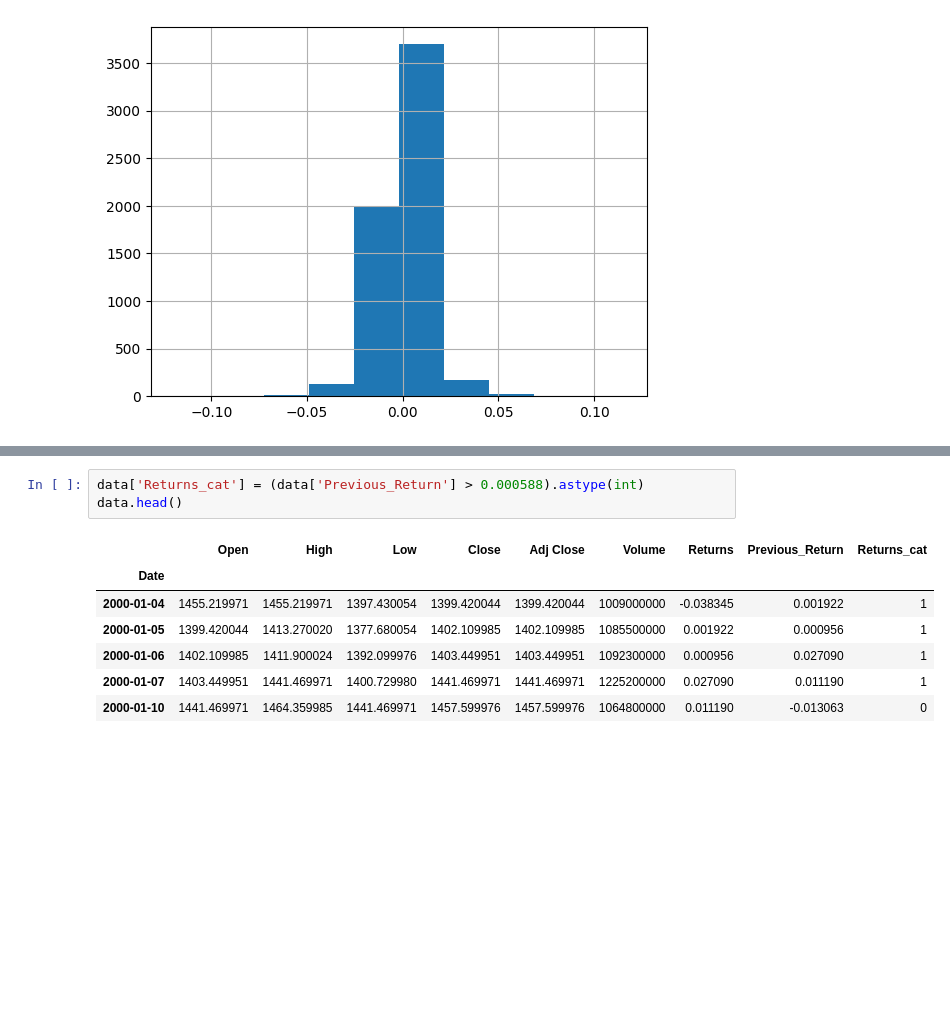
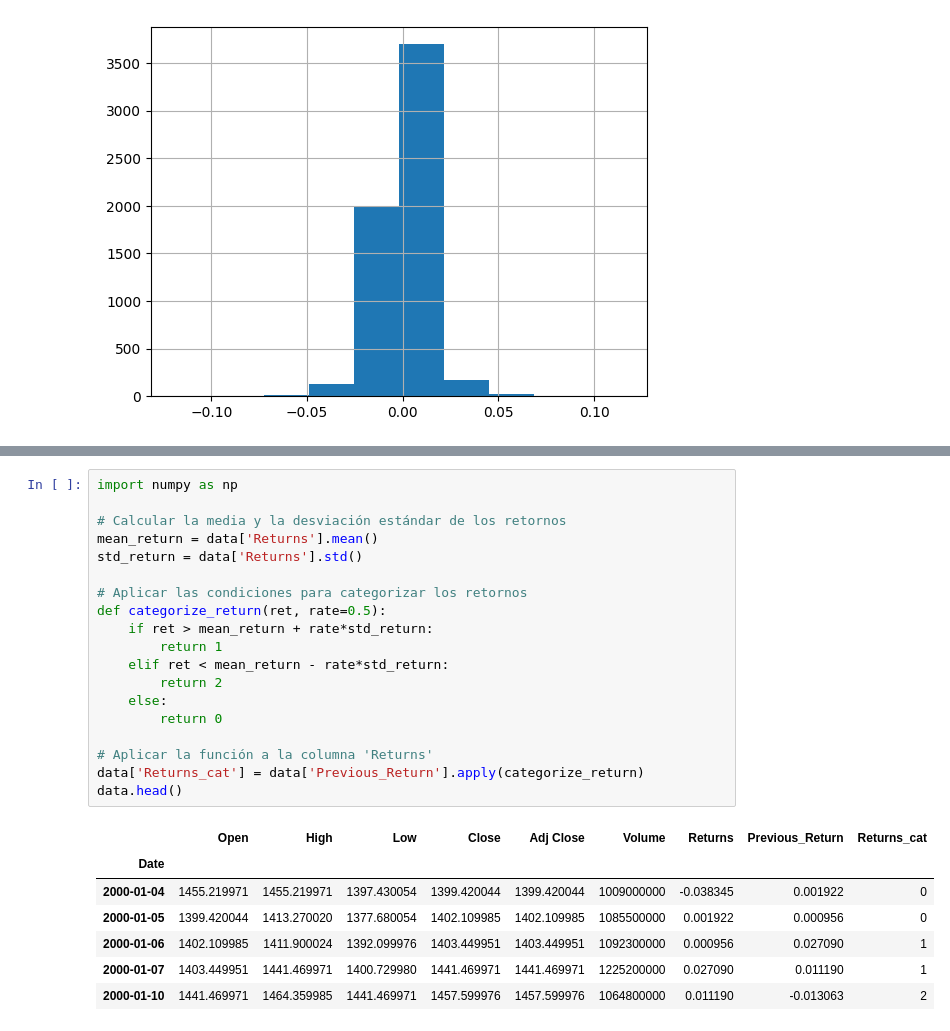
Before and after one commit to Renuto/Trading-Algorithmic, a Jupyter notebook: Mega Alpha/mega_alpha.ipynb, the cells around one changed output, grey strips where cells are left out. Cells and saved outputs as stored; diff of their text form; blank space fills up the shorter version.

```diff
--- a/Mega Alpha/mega_alpha.ipynb
+++ b/Mega Alpha/mega_alpha.ipynb
@@ -75,14 +75,30 @@ min        -0.119841
 75%         0.005937
 max         0.115800
 Name: Returns, dtype: float64
-# %%
-data['Returns_cat'] = (data['Previous_Return'] > 0.000588).astype(int)
-data.head()
-# %% [output]
-|  | Open | High | Low | Close | Adj Close | Volume | Returns | Previous_Return | Returns_cat |
-| Date |  |  |  |  |  |  |  |  |  |
-| 2000-01-04 | 1455.219971 | 1455.219971 | 1397.430054 | 1399.420044 | 1399.420044 | 1009000000 | -0.038345 | 0.001922 | 1 |
-| 2000-01-05 | 1399.420044 | 1413.270020 | 1377.680054 | 1402.109985 | 1402.109985 | 1085500000 | 0.001922 | 0.000956 | 1 |
-| 2000-01-06 | 1402.109985 | 1411.900024 | 1392.099976 | 1403.449951 | 1403.449951 | 1092300000 | 0.000956 | 0.027090 | 1 |
-| 2000-01-07 | 1403.449951 | 1441.469971 | 1400.729980 | 1441.469971 | 1441.469971 | 1225200000 | 0.027090 | 0.011190 | 1 |
-| 2000-01-10 | 1441.469971 | 1464.359985 | 1441.469971 | 1457.599976 | 1457.599976 | 1064800000 | 0.011190 | -0.013063 | 0 |
+# %%
+import numpy as np
+
+# Calcular la media y la desviación estándar de los retornos
+mean_return = data['Returns'].mean()
+std_return = data['Returns'].std()
+
+# Aplicar las condiciones para categorizar los retornos
+def categorize_return(ret, rate=0.5):
+    if ret > mean_return + rate*std_return:
+        return 1
+    elif ret < mean_return - rate*std_return:
+        return 2
+    else:
+        return 0
+
+# Aplicar la función a la columna 'Returns'
+data['Returns_cat'] = data['Previous_Return'].apply(categorize_return)
+data.head()
+# %% [output]
+|  | Open | High | Low | Close | Adj Close | Volume | Returns | Previous_Return | Returns_cat |
+| Date |  |  |  |  |  |  |  |  |  |
+| 2000-01-04 | 1455.219971 | 1455.219971 | 1397.430054 | 1399.420044 | 1399.420044 | 1009000000 | -0.038345 | 0.001922 | 0 |
+| 2000-01-05 | 1399.420044 | 1413.270020 | 1377.680054 | 1402.109985 | 1402.109985 | 1085500000 | 0.001922 | 0.000956 | 0 |
+| 2000-01-06 | 1402.109985 | 1411.900024 | 1392.099976 | 1403.449951 | 1403.449951 | 1092300000 | 0.000956 | 0.027090 | 1 |
+| 2000-01-07 | 1403.449951 | 1441.469971 | 1400.729980 | 1441.469971 | 1441.469971 | 1225200000 | 0.027090 | 0.011190 | 1 |
+| 2000-01-10 | 1441.469971 | 1464.359985 | 1441.469971 | 1457.599976 | 1457.599976 | 1064800000 | 0.011190 | -0.013063 | 2 |
```
Also changed, not shown: parts of 27 cells of this notebook, 2 other files.
